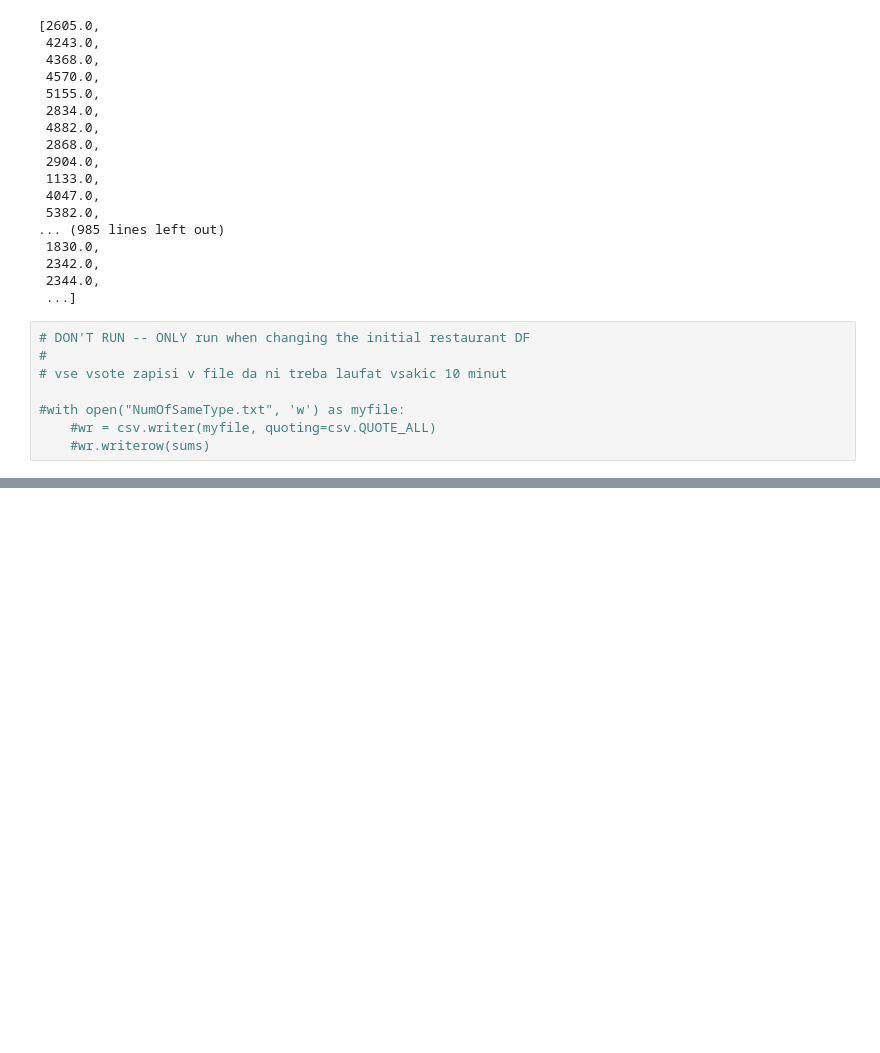
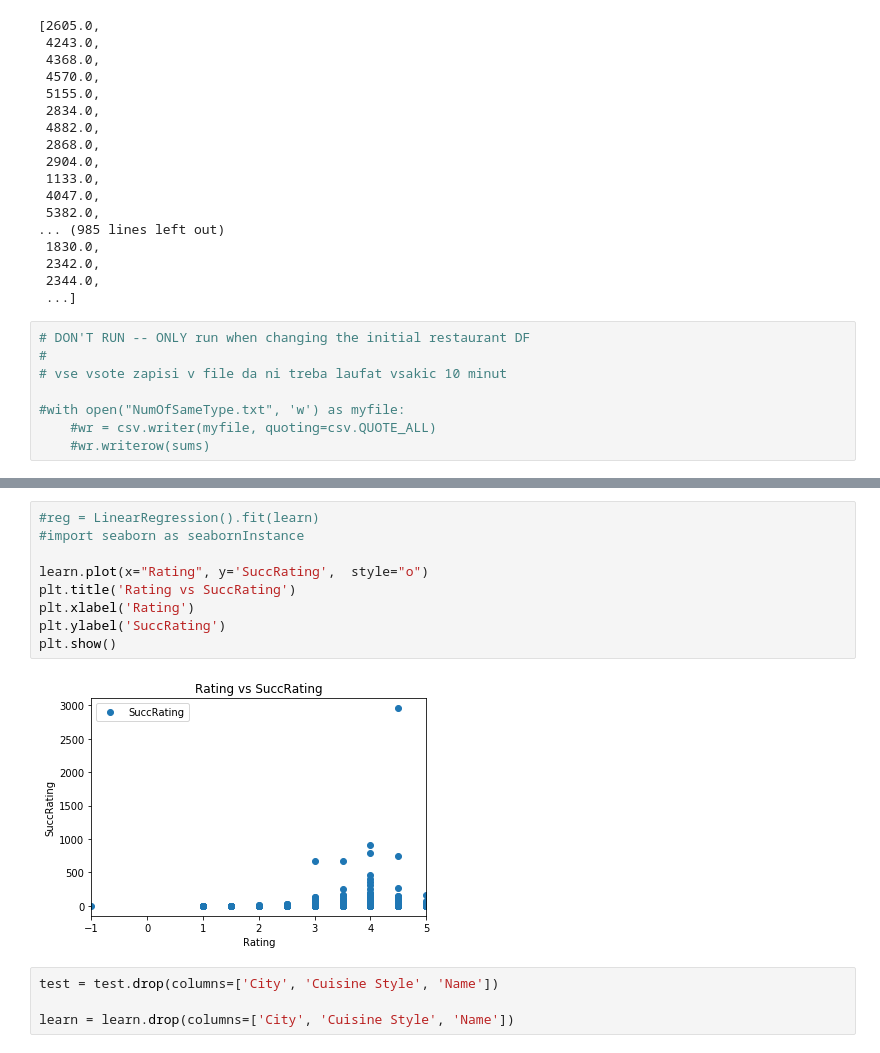
Before and after one commit to msinkec/PR19ABALMSSR, a Jupyter notebook: Analasys.ipynb, the cells around one changed output, grey strips where cells are left out. Cells and saved outputs as stored; diff of their text form; blank space fills up the shorter version.

```diff
--- a/Analasys.ipynb
+++ b/Analasys.ipynb
@@ -373,0 +387,15 @@ Correct lenghts!
+# %%
+#reg = LinearRegression().fit(learn)
+#import seaborn as seabornInstance
+
+learn.plot(x="Rating", y='SuccRating',  style="o")
+plt.title('Rating vs SuccRating')
+plt.xlabel('Rating')
+plt.ylabel('SuccRating')
+plt.show()
+# %% [output]
+[figure, added]
+# %%
+test = test.drop(columns=['City', 'Cuisine Style', 'Name'])
+
+learn = learn.drop(columns=['City', 'Cuisine Style', 'Name'])
```
Also changed, not shown: parts of 11 cells of this notebook.
